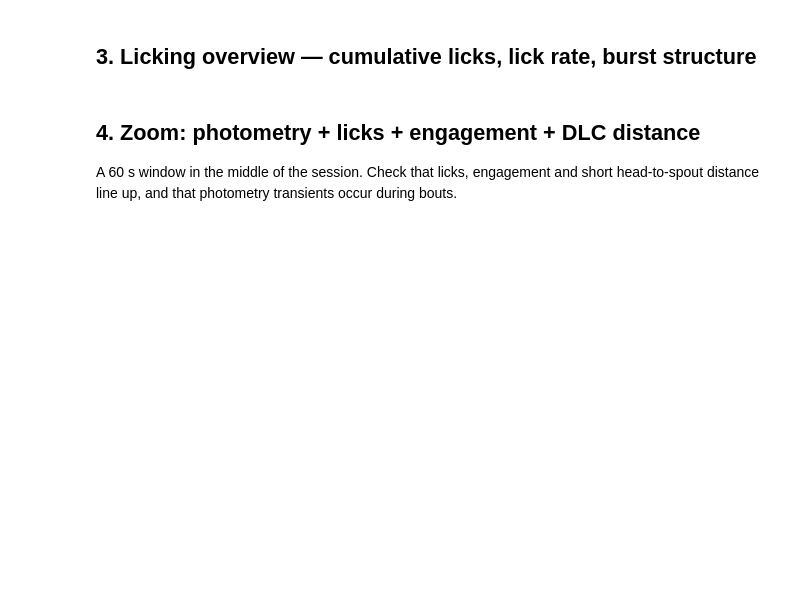
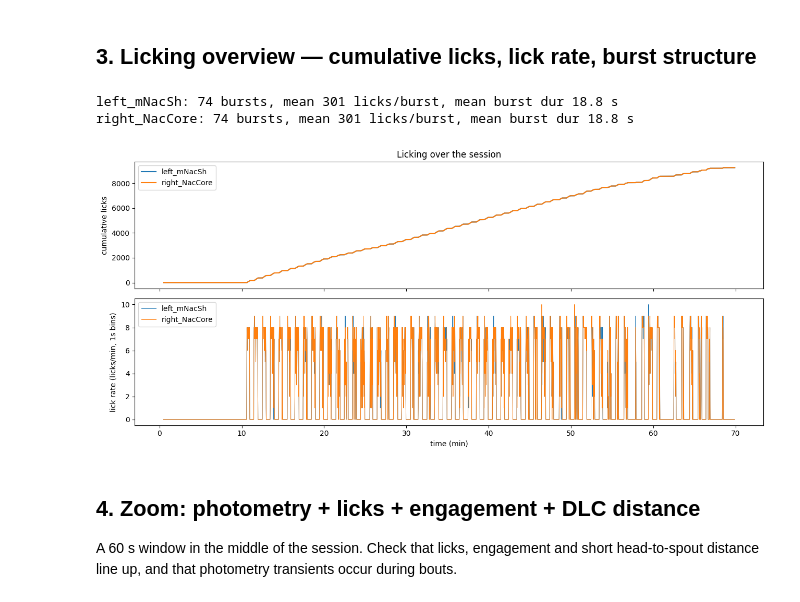
Before and after one commit to calderast/berke_sham_feeding_to_nwb, a Jupyter notebook: verify_nwb.ipynb, the cells around one changed output. Cells and saved outputs as stored; diff of their text form; code cells hidden in the pictures; blank space fills up the shorter version.

```diff
--- a/verify_nwb.ipynb
+++ b/verify_nwb.ipynb
@@ -63,20 +113,24 @@ fig.tight_layout()
 ## 3. Licking overview — cumulative licks, lick rate, burst structure
 # %%
 fig, axes = plt.subplots(2, 1, figsize=(13, 6), sharex=True)
-for region in REGIONS:
-    cl = behavior[f"cumulative_licks_{region}"]
-    axes[0].plot(tvec(cl) / 60, cl.data[:], label=region)
-    lr = behavior[f"lickrate_1s_{region}"]
-    axes[1].plot(tvec(lr) / 60, lr.data[:], lw=0.7, label=region)
+for side in SIDES:
+    cl = behavior[f"cumulative_licks_{side}"]
+    axes[0].plot(tvec(cl) / 60, cl.data[:], label=side)
+    lr = behavior[f"lickrate_1s_{side}"]
+    axes[1].plot(tvec(lr) / 60, lr.data[:], lw=0.7, label=side)
 axes[0].set_ylabel("cumulative licks"); axes[0].legend()
 axes[1].set_ylabel("lick rate (licks/min, 1s bins)"); axes[1].set_xlabel("time (min)"); axes[1].legend()
 axes[0].set_title("Licking over the session")
 fig.tight_layout()
 
-for region in REGIONS:
-    bt = behavior[f"burst_table_{region}"].to_dataframe()
-    print(f"{region}: {len(bt)} bursts, mean {bt['avg_licks_per_burst'].mean():.0f} licks/burst, "
+for side in SIDES:
+    bt = behavior[f"burst_table_{side}"].to_dataframe()
+    print(f"{side}: {len(bt)} bursts, mean {bt['avg_licks_per_burst'].mean():.0f} licks/burst, "
           f"mean burst dur {bt['lick_burst_duration_ms'].mean()/1000:.1f} s")
+# %% [output]
+left_mNacSh: 74 bursts, mean 301 licks/burst, mean burst dur 18.8 s
+right_NacCore: 74 bursts, mean 301 licks/burst, mean burst dur 18.8 s
+[figure, added]
 # %% [markdown]
 ## 4. Zoom: photometry + licks + engagement + DLC distance
 
```
Also changed, not shown: parts of 12 cells of this notebook, 2 other files.
